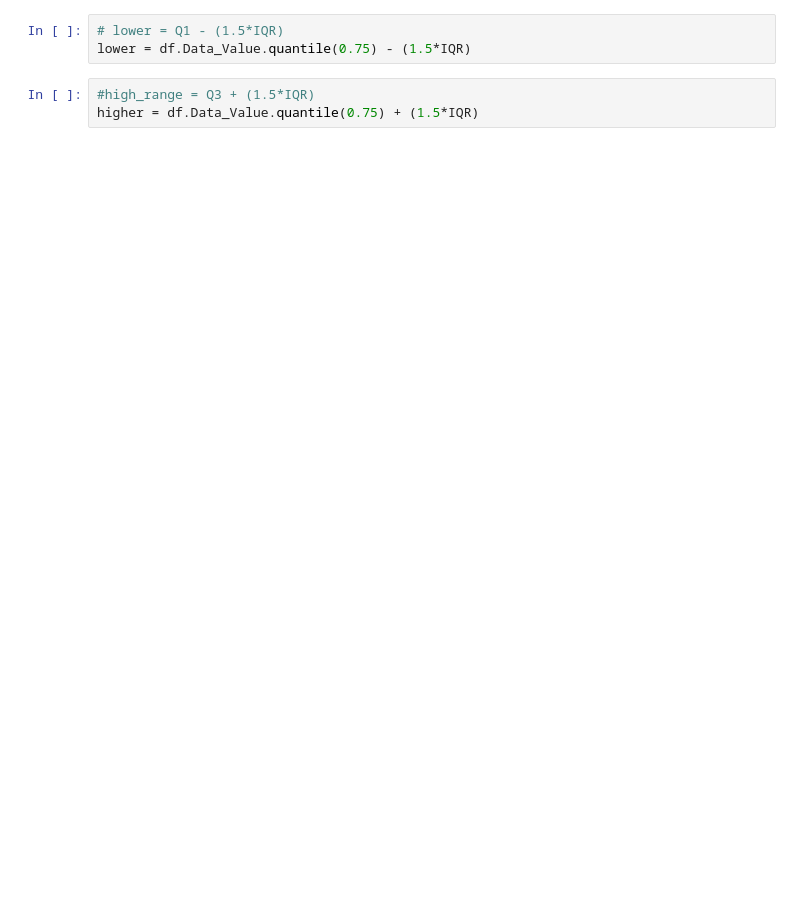
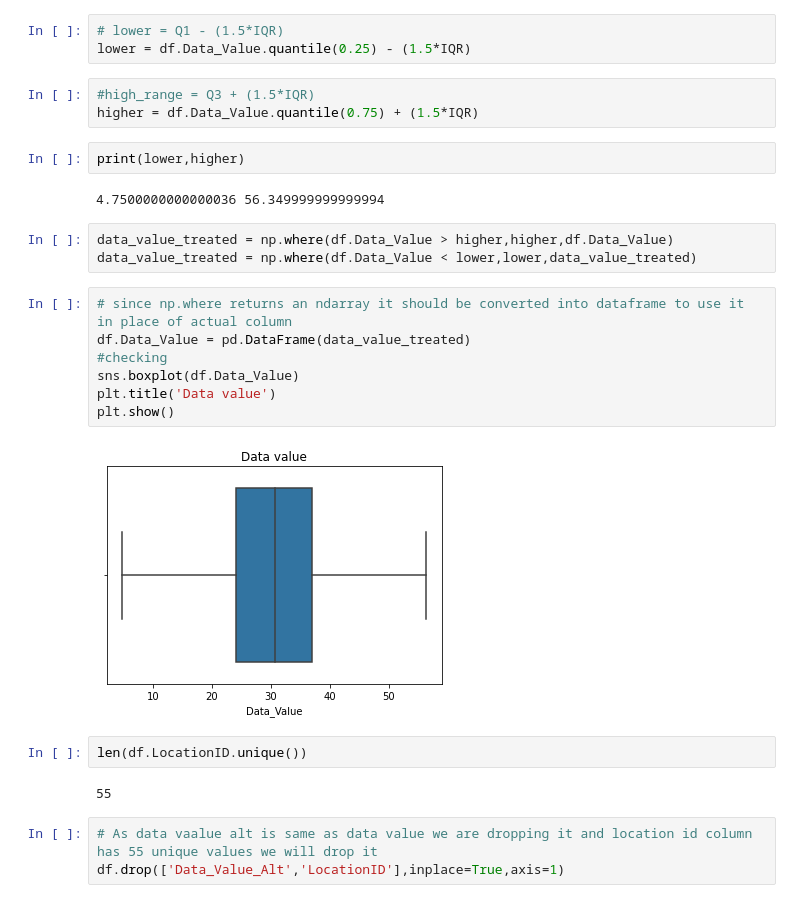
Before and after one commit to Hemanthhm222/Exploratory-data-analysis, a Jupyter notebook: EDA cancer dataset.ipynb, the cells around one changed output. Saved outputs shown, nothing was run; the diff lists cells and outputs as text; blank space fills up the shorter version.

Commit message:
missing value imputation and transformation

```diff
--- a/EDA cancer dataset.ipynb
+++ b/EDA cancer dataset.ipynb
@@ -443,7 +443,30 @@ IQR
 12.899999999999999
 # %%
 # lower = Q1 - (1.5*IQR)
-lower = df.Data_Value.quantile(0.75) - (1.5*IQR)
+lower = df.Data_Value.quantile(0.25) - (1.5*IQR)
 # %%
 #high_range = Q3 + (1.5*IQR)
 higher = df.Data_Value.quantile(0.75) + (1.5*IQR)
+# %%
+print(lower,higher)
+# %% [output]
+4.7500000000000036 56.349999999999994
+# %%
+data_value_treated = np.where(df.Data_Value > higher,higher,df.Data_Value)
+data_value_treated = np.where(df.Data_Value < lower,lower,data_value_treated)
+# %%
+# since np.where returns an ndarray it should be converted into dataframe to use it in place of actual column
+df.Data_Value = pd.DataFrame(data_value_treated)
+#checking
+sns.boxplot(df.Data_Value)
+plt.title('Data value')
+plt.show()
+# %% [output]
+[figure, added]
+# %%
+len(df.LocationID.unique())
+# %% [output]
+55
+# %%
+# As data vaalue alt is same as data value we are dropping it and location id column has 55 unique values we will drop it
+df.drop(['Data_Value_Alt','LocationID'],inplace=True,axis=1)
```
Also changed, not shown: parts of 25 cells of this notebook.
